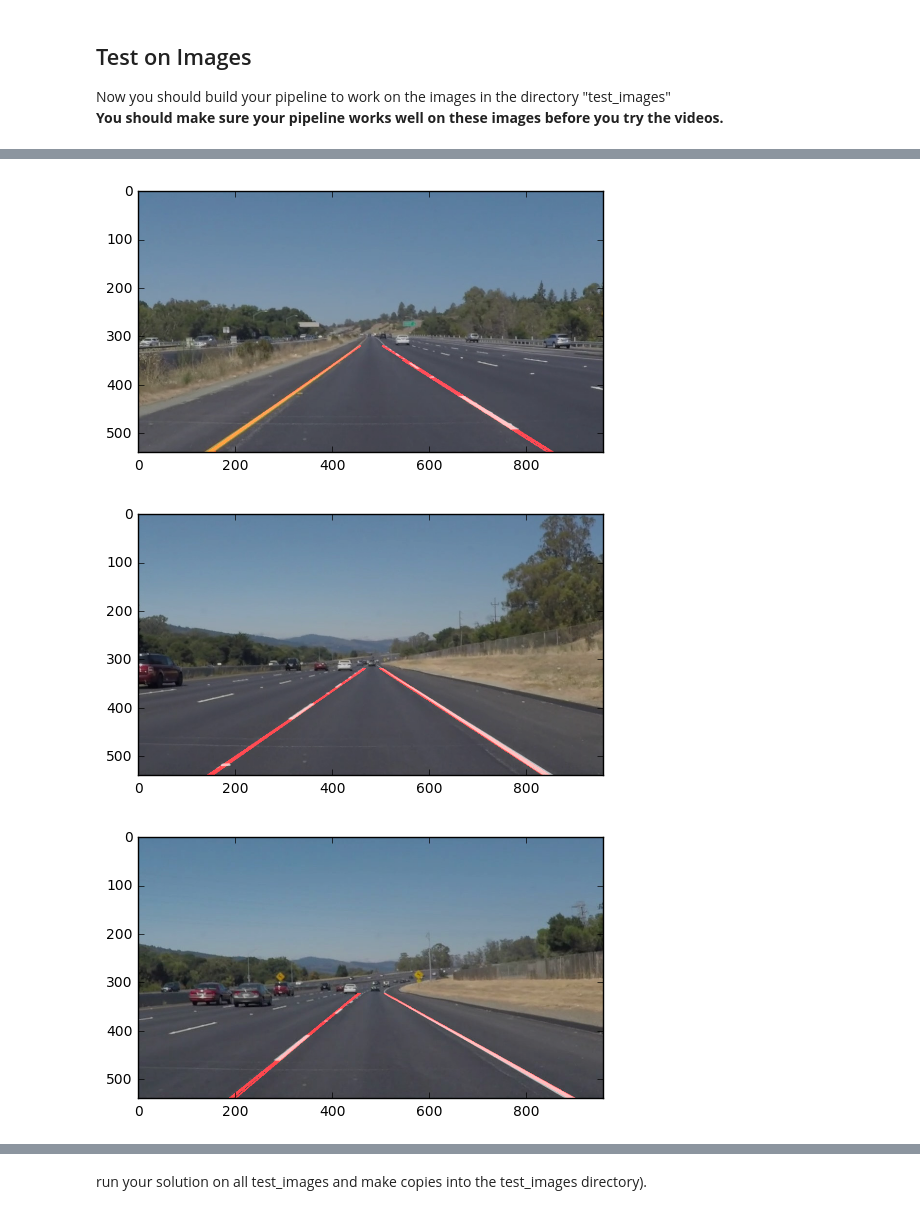
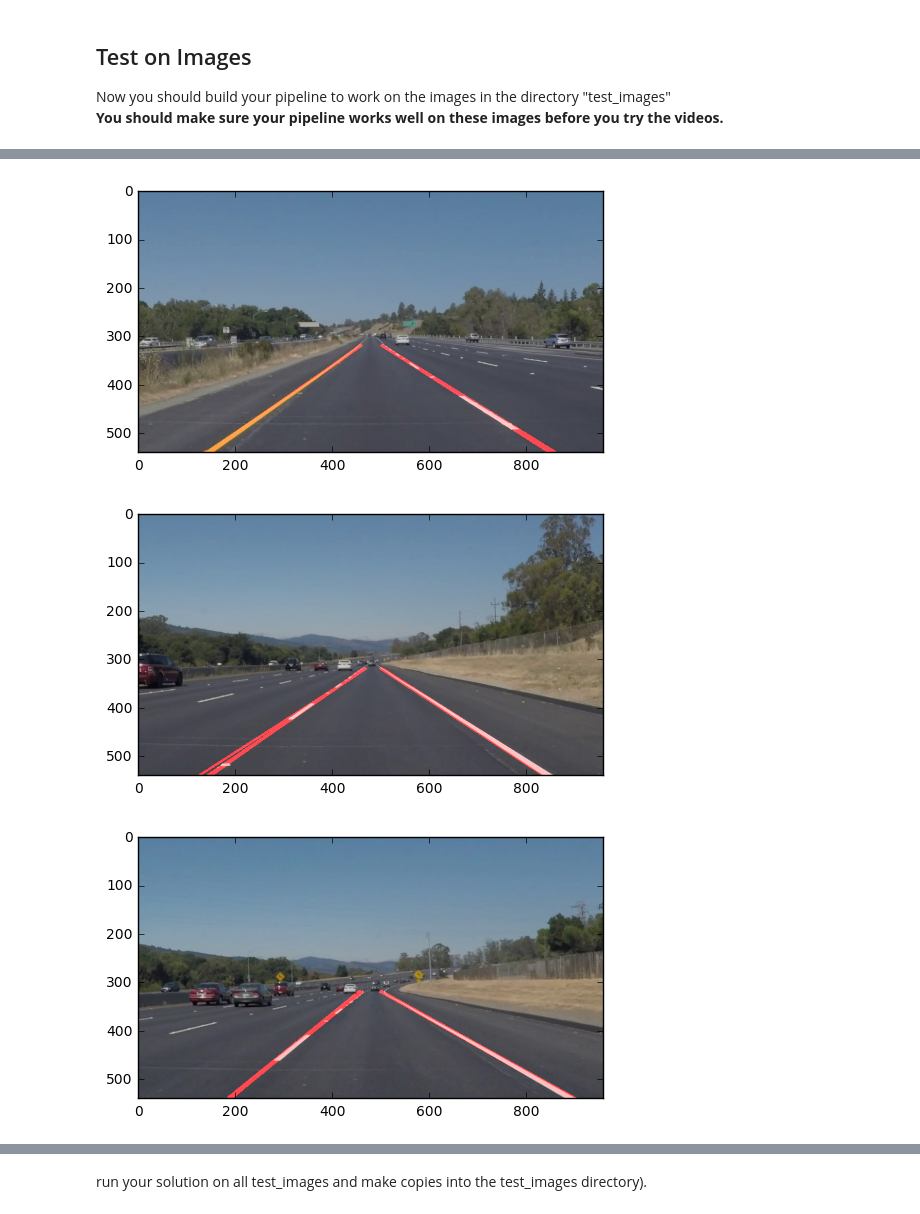
Before and after one commit to nikoinist/Lanes, a Jupyter notebook: P1.ipynb, the cells around one changed output, grey strips where cells are left out. Drawn from its saved outputs; the diff is of its cells as text; code cells hidden in the pictures.

```diff
--- a/P1.ipynb
+++ b/P1.ipynb
@@ -105,7 +105,7 @@ def region_of_interest(img, vertices):
     return masked_image
 
 
-def draw_lines(img, lines, color=[255, 0, 0], thickness=2):
+def draw_lines(img, lines, color=[255, 0, 0], thickness=3):
     """
     NOTE: this is the function you might want to use as a starting point once you want to
     average/extrapolate the line segments you detect to map out the full
@@ -245,35 +245,35 @@ def process_image(img):
     blur = gaussian_blur(gray,9)
     #canny transform function
     cannyT = canny(blur, 50, 150)
     #plt.imshow(cannyT)
     #todo: dynamic image mask
-    vertices = np.array([[(0,image.shape[0]),(460,320),(500,320),(image.shape[1],image.shape[0])]],dtype=np.int32)
+    vertices = np.array([[(0,image.shape[0]),(455,320),(510,320),(image.shape[1],image.shape[0])]],dtype=np.int32)
     #applying mask
     mask = region_of_interest(cannyT, vertices)
     #plt.imshow(mask)
     #using hough transform for adding lines
     hough_trans = hough_lines(mask,1,1/180,10,50,150)
     #plt.imshow(hough_trans)
     #applying lines onto original picture
     result = weighted_img(hough_trans, image)
     return result
 
 for image in os.listdir(directory):
     if image.lower().endswith(('.png', '.jpg', '.jpeg')):
         #function for processing images
         final = process_image(image)
         #path and name to save the file
         save_file = os.path.join(directory, image[:-4]+('_final.jpg'))
         #uncomment to save the files
         #mpimg.imsave(save_file, final)
         #plotting the final images
         plt.imshow(final)
         plt.show()
 # %% [output]
 [figure]
 [figure]
 [figure]
-[figure, old version]
+[figure, new version]
 [figure]
 [figure]
 # %% [markdown]
```
Also changed, not shown: parts of 2 cells of this notebook, 2 other files.
